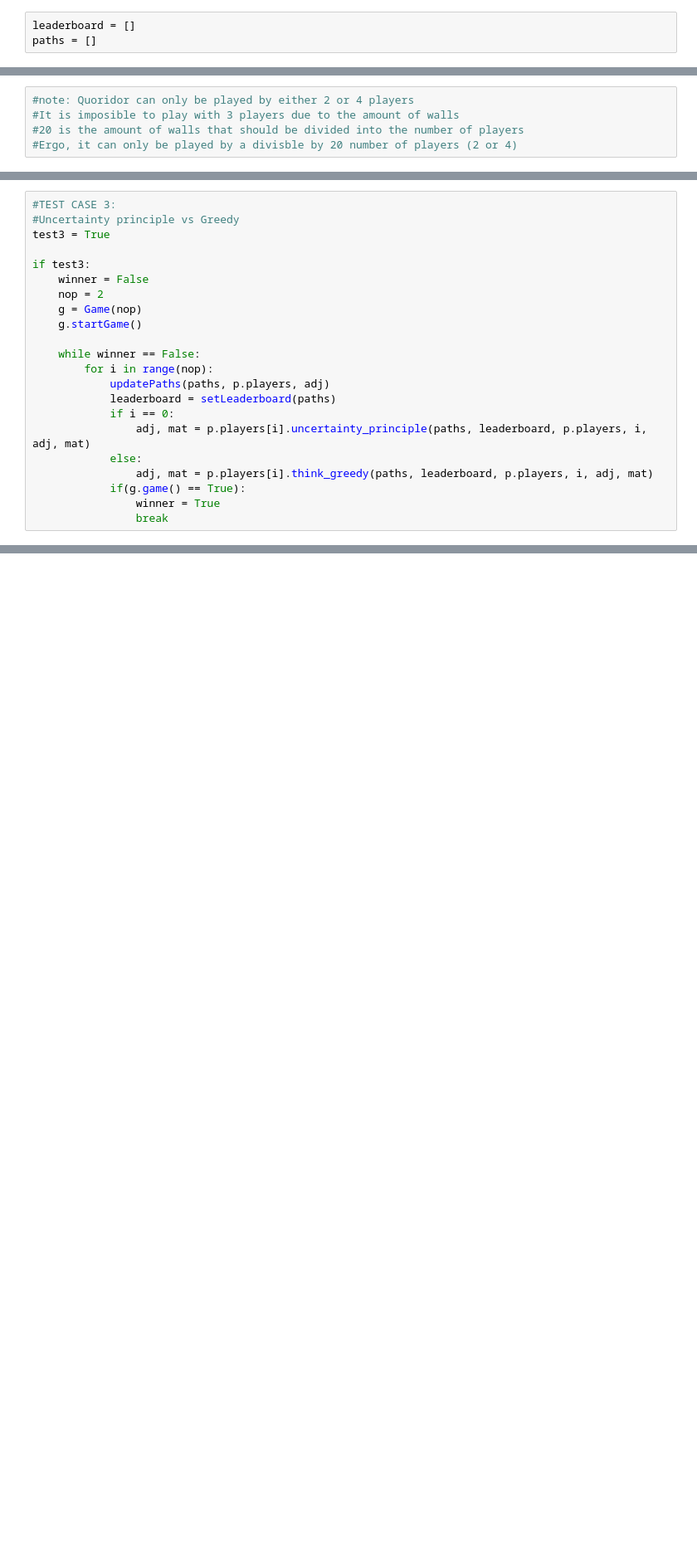
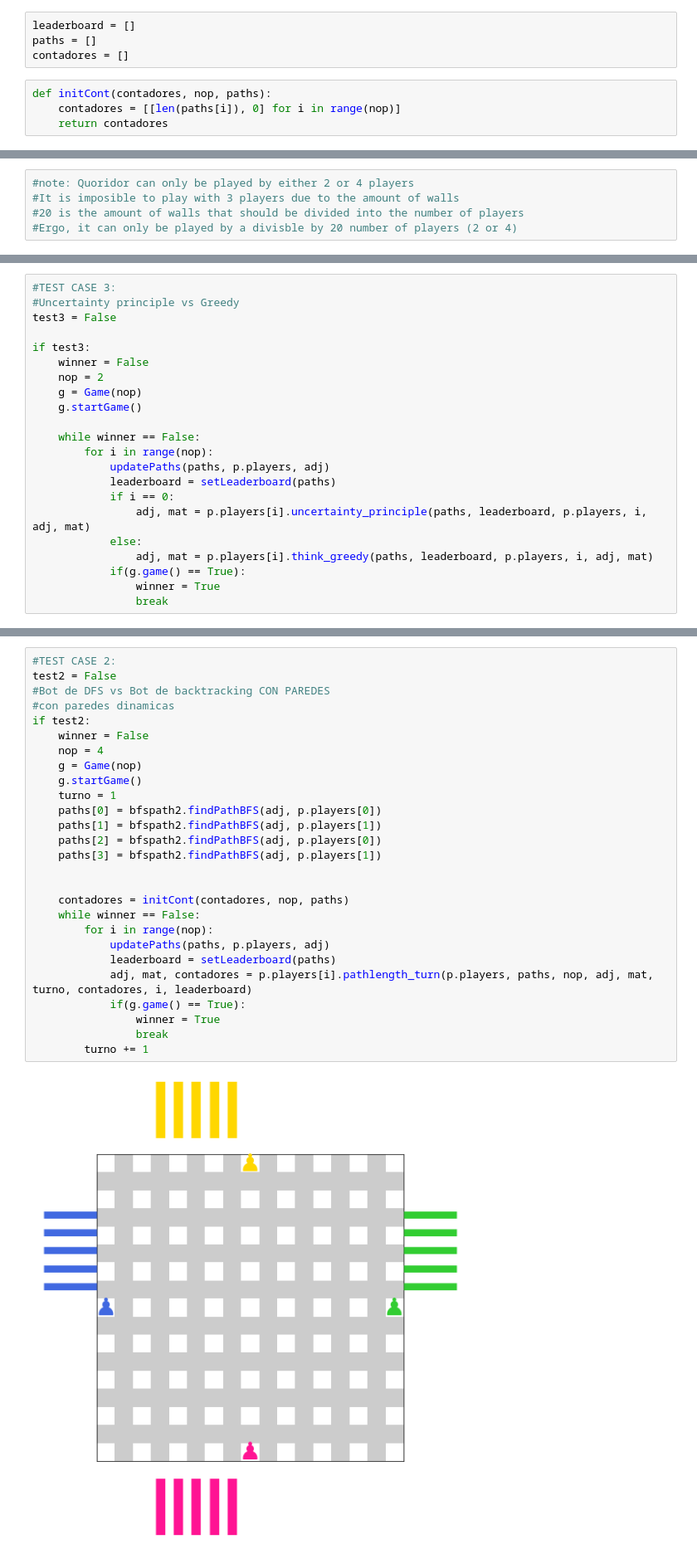
Before and after one commit to GinoQuispe21/WAPORIDOR, a Jupyter notebook: quoridor.ipynb, the cells around one changed output, grey strips where cells are left out. Shown: that part at 83% size. Saved outputs shown, nothing was run; the diff lists cells and outputs as text; blank space fills up the shorter version.

Commit message:
Algoritmo pathlength_turn

```diff
--- a/quoridor.ipynb
+++ b/quoridor.ipynb
@@ -63,6 +63,11 @@ import nodeDelete as nd
 # %%
 leaderboard = []
 paths = []
+contadores = []
+# %%
+def initCont(contadores, nop, paths):
+    contadores = [[len(paths[i]), 0] for i in range(nop)]
+    return contadores
 # %%
 def showPositions(leaderboard):
     print("The positions are:")
@@ -207,7 +212,7 @@ if test2:
 # %%
 #TEST CASE 3:
 #Uncertainty principle vs Greedy
-test3 = True
+test3 = False
 
 if test3:
     winner = False
@@ -311,0 +261,29 @@ if test2:
+# %%
+#TEST CASE 2:
+test2 = False
+#Bot de DFS vs Bot de backtracking CON PAREDES
+#con paredes dinamicas
+if test2:
+    winner = False
+    nop = 4
+    g = Game(nop)
+    g.startGame()
+    turno = 1
+    paths[0] = bfspath2.findPathBFS(adj, p.players[0])
+    paths[1] = bfspath2.findPathBFS(adj, p.players[1])
+    paths[2] = bfspath2.findPathBFS(adj, p.players[0])
+    paths[3] = bfspath2.findPathBFS(adj, p.players[1])
+
+
+    contadores = initCont(contadores, nop, paths)
+    while winner == False:
+        for i in range(nop):
+            updatePaths(paths, p.players, adj)
+            leaderboard = setLeaderboard(paths)
+            adj, mat, contadores = p.players[i].pathlength_turn(p.players, paths, nop, adj, mat, turno, contadores, i, leaderboard)
+            if(g.game() == True):
+                winner = True
+                break
+        turno += 1
+# %% [output]
+[figure, added]
```
Also changed, not shown: parts of 8 cells of this notebook, 2 other files.
